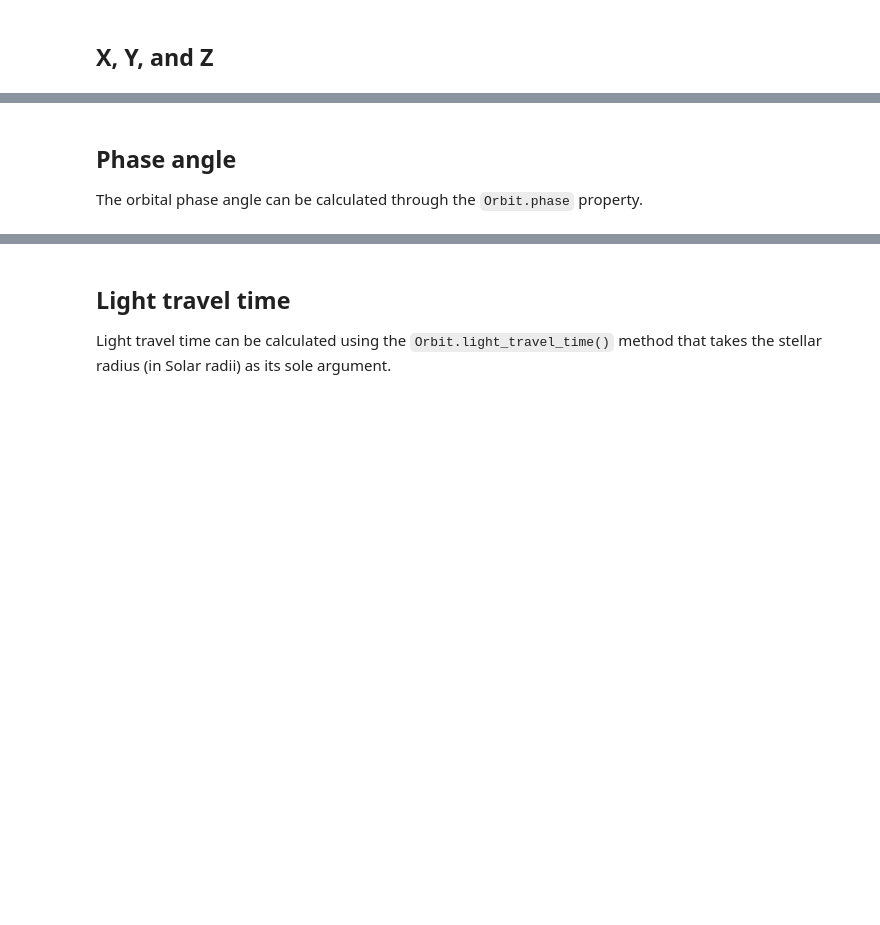
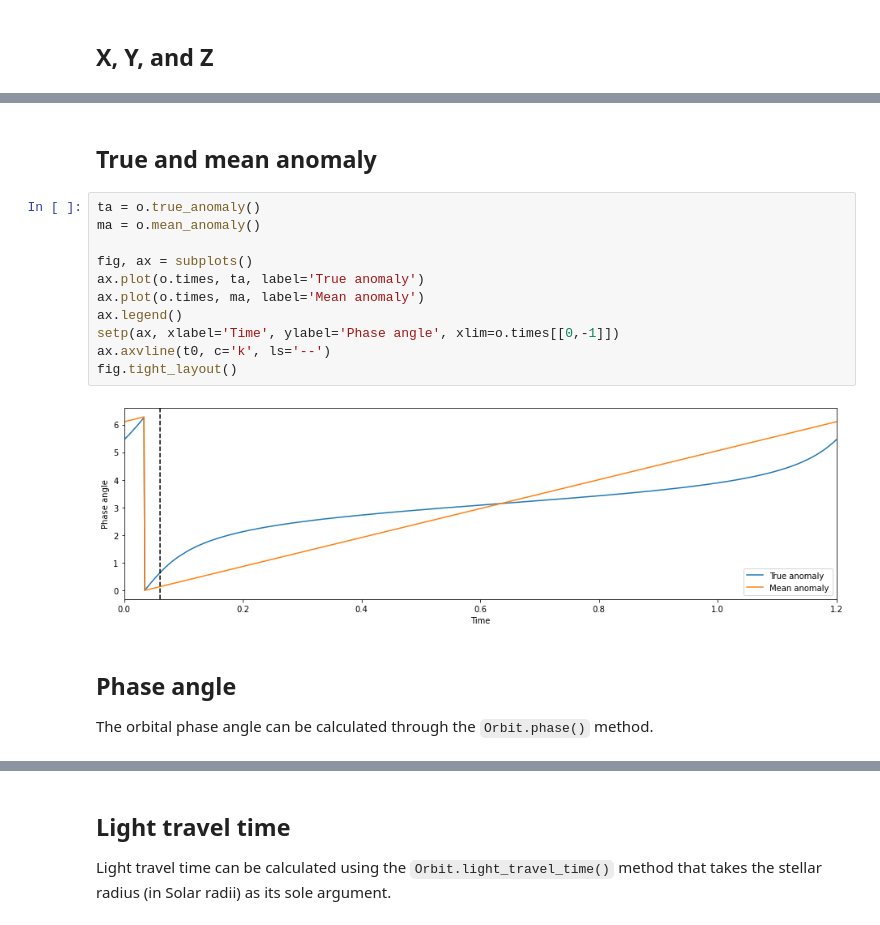
Before and after one commit to hpparvi/MeepMeep, a Jupyter notebook: notebooks/orbit.ipynb, the cells around one changed output, grey strips where cells are left out. Saved outputs shown, nothing was run; the diff lists cells and outputs as text; blank space fills up the shorter version.

Commit message:
Added true and mean anomaly calculation routines, updated the orbit notebook, and bumped up the version number.

```diff
--- a/notebooks/orbit.ipynb
+++ b/notebooks/orbit.ipynb
@@ -60,8 +57,23 @@ setp(axs, xlabel='Time', xlim=o.times[[0,-1]])
 fig.tight_layout()
 # %% [output]
 [figure]
+# %% [markdown]
+## True and mean anomaly
+# %%
+ta = o.true_anomaly()
+ma = o.mean_anomaly()
+
+fig, ax = subplots()
+ax.plot(o.times, ta, label='True anomaly')
+ax.plot(o.times, ma, label='Mean anomaly')
+ax.legend()
+setp(ax, xlabel='Time', ylabel='Phase angle', xlim=o.times[[0,-1]])
+ax.axvline(t0, c='k', ls='--')
+fig.tight_layout()
+# %% [output]
+[figure, added]
 # %% [markdown]
 ## Phase angle
 
-The orbital phase angle can be calculated through the `Orbit.phase` property.
+The orbital phase angle can be calculated through the `Orbit.phase()` method.
 # %%
```
Also changed, not shown: parts of 5 cells of this notebook, 3 other files.
